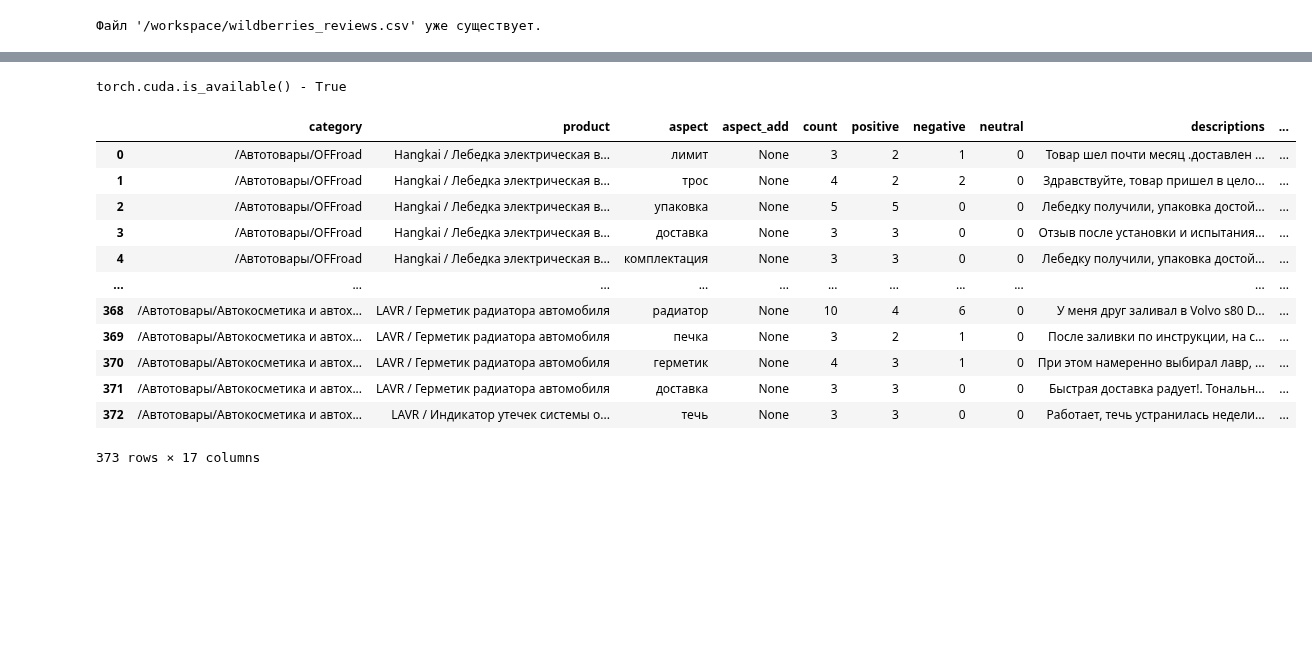
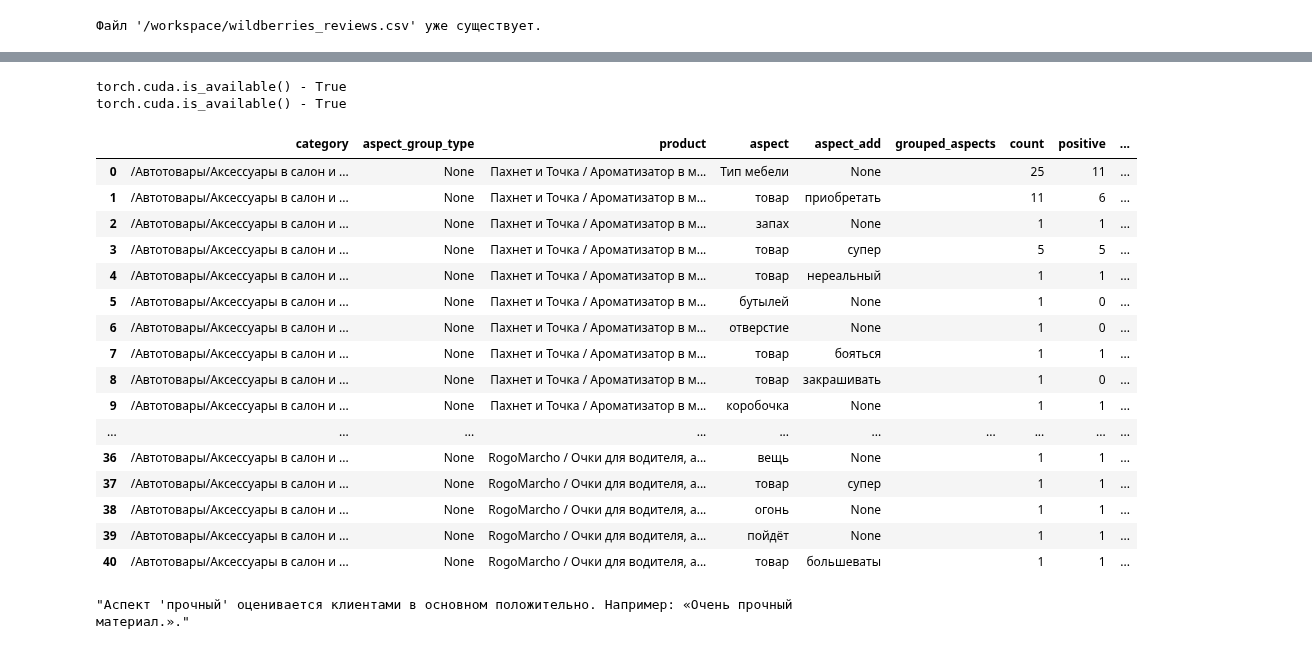
Before and after one commit to Frame24/WB_Parse, a Jupyter notebook: keywords_extraction new.ipynb, the cells around one changed output, grey strips where cells are left out. Saved outputs shown, nothing was run; the diff lists cells and outputs as text; code cells hidden in the pictures; blank space fills up the shorter version.

```diff
--- a/keywords_extraction new.ipynb
+++ b/keywords_extraction new.ipynb
@@ -64,11 +208,11 @@ import pandas as pd
 from reviews_keywords.main import *
 
 # Загрузите ваши данные
-data = pd.read_csv('wildberries_reviews.csv', nrows=3000)
+data = pd.read_csv('wildberries_reviews.csv', nrows=30000).iloc[-100:-1][::-1]
+
 
 # Укажите категории, которые хотите проанализировать
 categories = data.iloc[-1].category  # Или оставьте пустым для анализа всех категорий
-
 # Проведите анализ
 # all_aspect_df = analyze_reviews(data, categories)
 all_aspect_df = analyze_reviews(data)
@@ -84,17 +228,26 @@ To enable the following instructions: AVX2 FMA, in other operations, rebuild Ten
 torch.cuda.is_available() - True
+torch.cuda.is_available() - True
-|  | category | product | aspect | aspect_add | count | positive | negative | neutral | descriptions | ... |
-| 0 | /Автотовары/OFFroad | Hangkai / Лебедка электрическая в... | лимит | None | 3 | 2 | 1 | 0 | Товар шел почти месяц .доставлен ... | ... |
-| 1 | /Автотовары/OFFroad | Hangkai / Лебедка электрическая в... | трос | None | 4 | 2 | 2 | 0 | Здравствуйте, товар пришел в цело... | ... |
-| 2 | /Автотовары/OFFroad | Hangkai / Лебедка электрическая в... | упаковка | None | 5 | 5 | 0 | 0 | Лебедку получили, упаковка достой... | ... |
-| 3 | /Автотовары/OFFroad | Hangkai / Лебедка электрическая в... | доставка | None | 3 | 3 | 0 | 0 | Отзыв после установки и испытания... | ... |
-| 4 | /Автотовары/OFFroad | Hangkai / Лебедка электрическая в... | комплектация | None | 3 | 3 | 0 | 0 | Лебедку получили, упаковка достой... | ... |
-| ... | ... | ... | ... | ... | ... | ... | ... | ... | ... | ... |
-| 368 | /Автотовары/Автокосметика и автох... | LAVR / Герметик радиатора автомобиля | радиатор | None | 10 | 4 | 6 | 0 | У меня друг заливал в Volvo s80 D... | ... |
-| 369 | /Автотовары/Автокосметика и автох... | LAVR / Герметик радиатора автомобиля | печка | None | 3 | 2 | 1 | 0 | После заливки по инструкции, на с... | ... |
-| 370 | /Автотовары/Автокосметика и автох... | LAVR / Герметик радиатора автомобиля | герметик | None | 4 | 3 | 1 | 0 | При этом намеренно выбирал лавр, ... | ... |
-| 371 | /Автотовары/Автокосметика и автох... | LAVR / Герметик радиатора автомобиля | доставка | None | 3 | 3 | 0 | 0 | Быстрая доставка радует!. Тональн... | ... |
-| 372 | /Автотовары/Автокосметика и автох... | LAVR / Индикатор утечек системы о... | течь | None | 3 | 3 | 0 | 0 | Работает, течь устранилась недели... | ... |
+|  | category | aspect_group_type | product | aspect | aspect_add | grouped_aspects | count | positive | ... |
+| 0 | /Автотовары/Аксессуары в салон и ... | None | Пахнет и Точка / Ароматизатор в м... | Тип мебели | None |  | 25 | 11 | ... |
+| 1 | /Автотовары/Аксессуары в салон и ... | None | Пахнет и Точка / Ароматизатор в м... | товар | приобретать |  | 11 | 6 | ... |
+| 2 | /Автотовары/Аксессуары в салон и ... | None | Пахнет и Точка / Ароматизатор в м... | запах | None |  | 1 | 1 | ... |
+| 3 | /Автотовары/Аксессуары в салон и ... | None | Пахнет и Точка / Ароматизатор в м... | товар | супер |  | 5 | 5 | ... |
+| 4 | /Автотовары/Аксессуары в салон и ... | None | Пахнет и Точка / Ароматизатор в м... | товар | нереальный |  | 1 | 1 | ... |
+| 5 | /Автотовары/Аксессуары в салон и ... | None | Пахнет и Точка / Ароматизатор в м... | бутылей | None |  | 1 | 0 | ... |
+| 6 | /Автотовары/Аксессуары в салон и ... | None | Пахнет и Точка / Ароматизатор в м... | отверстие | None |  | 1 | 0 | ... |
+| 7 | /Автотовары/Аксессуары в салон и ... | None | Пахнет и Точка / Ароматизатор в м... | товар | бояться |  | 1 | 1 | ... |
+| 8 | /Автотовары/Аксессуары в салон и ... | None | Пахнет и Точка / Ароматизатор в м... | товар | закрашивать |  | 1 | 0 | ... |
+| 9 | /Автотовары/Аксессуары в салон и ... | None | Пахнет и Точка / Ароматизатор в м... | коробочка | None |  | 1 | 1 | ... |
+| ... | ... | ... | ... | ... | ... | ... | ... | ... | ... |
+| 36 | /Автотовары/Аксессуары в салон и ... | None | RogoMarcho / Очки для водителя, а... | вещь | None |  | 1 | 1 | ... |
+| 37 | /Автотовары/Аксессуары в салон и ... | None | RogoMarcho / Очки для водителя, а... | товар | супер |  | 1 | 1 | ... |
+| 38 | /Автотовары/Аксессуары в салон и ... | None | RogoMarcho / Очки для водителя, а... | огонь | None |  | 1 | 1 | ... |
+| 39 | /Автотовары/Аксессуары в салон и ... | None | RogoMarcho / Очки для водителя, а... | пойдëт | None |  | 1 | 1 | ... |
+| 40 | /Автотовары/Аксессуары в салон и ... | None | RogoMarcho / Очки для водителя, а... | товар | большеваты |  | 1 | 1 | ... |
-373 rows × 17 columns
+# %%
+all_aspect_df.iloc[-1]["descriptions"]
+# %% [output]
+"Аспект 'прочный' оценивается клиентами в основном положительно. Например: «Очень прочный материал.»."
 # %%
 category_product_summary = create_category_product_summary(all_aspect_df)
 recommendations = recommend_products(category_product_summary)
```
Also changed, not shown: parts of 10 cells of this notebook, 4 other files.
